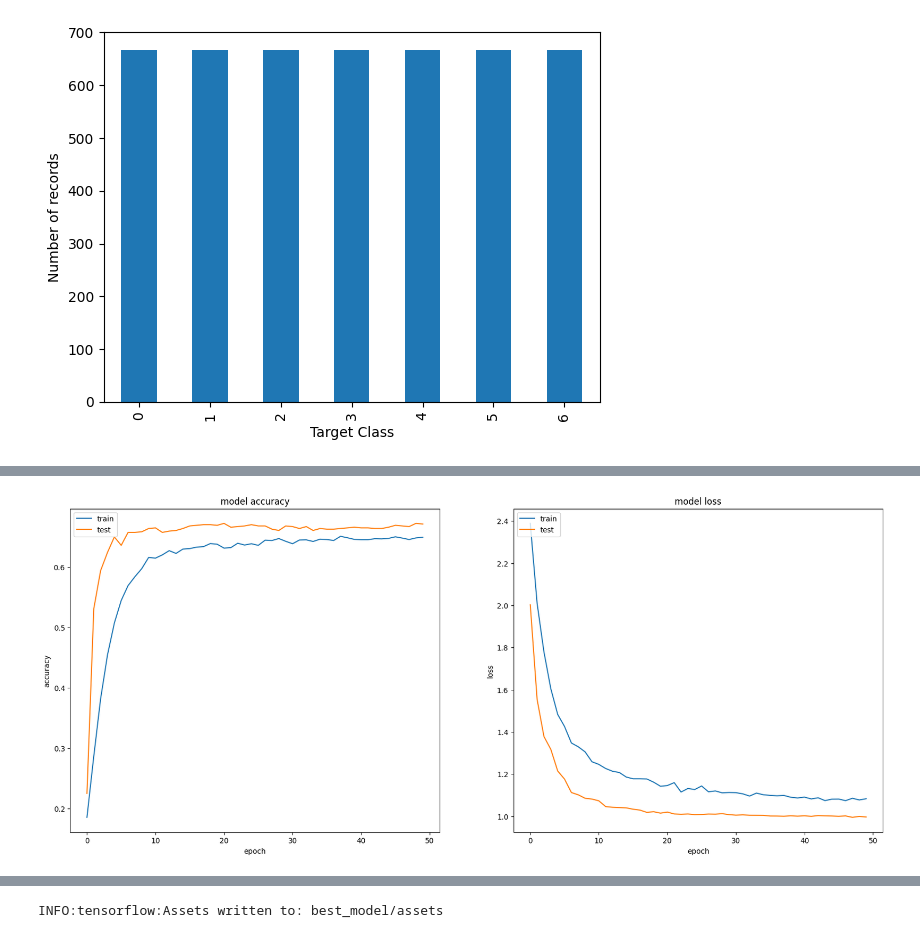
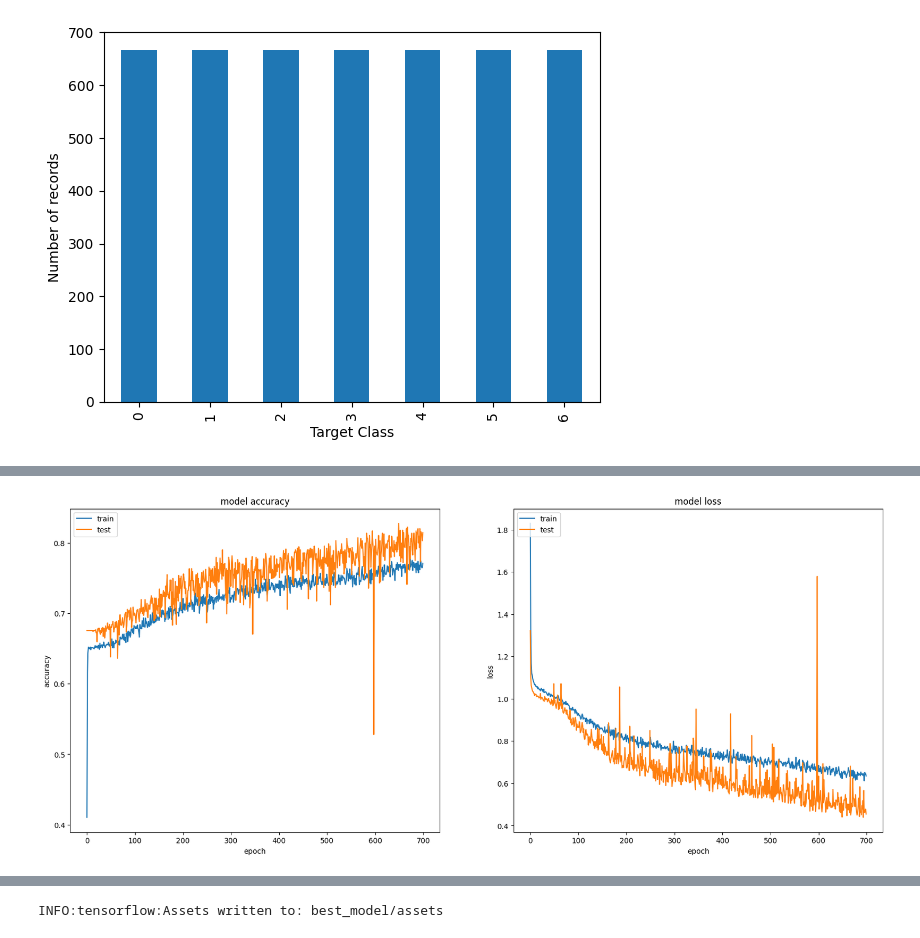
Before and after one commit to alexbejann/frisian-runes-recognition, a Jupyter notebook: MLBD-Assignment2/Part_1_fully_connected_layers.ipynb, the cells around one changed output, grey strips where cells are left out. Saved outputs shown, nothing was run; the diff lists cells and outputs as text; code cells hidden in the pictures.

```diff
--- a/MLBD-Assignment2/Part_1_fully_connected_layers.ipynb
+++ b/MLBD-Assignment2/Part_1_fully_connected_layers.ipynb
@@ -251,11 +245,19 @@ def evaluat_my_model(model, input_data, output_data):
 
     return evaluation_results
 # %%
+# variable to save all the params for each model in this notebook
 models = []
 
+# Valid command to create a model with 2 hidden layers and 1 dropout layer:
+# model = create_mode(X, y, [(300,"relu"),(210,"relu",0.2)] )
+#
+# After every hidden layer will be add a normalize layer
+#
+# The loss function is the categorical_crossentropy from keras for multi category
+#
 def create_model(input_data, output_data, layers=[], optimizer="adam", endActi="softmax"):
 
-    learningRate = 0.001
+    learningRate = 0.0027
 
     inputNeurons = input_data.shape[1]
     outputNeurons = np.unique(output_data).size
@@ -293,7 +295,7 @@ def create_model(input_data, output_data, layers=[], optimizer="adam", endActi="
 
     return model
 
-def create_fit_model(input_data, output_data, layers=[], optimizer="adam", endActi="softmax", batchSize=50, epochs=100, verbose=0, withHistory=0):
+def create_fit_model(input_data, output_data, layers=[], optimizer="adam", endActi="softmax", batchSize=32, epochs=700, verbose=0, withHistory=0):
 
         model = create_model(input_data, output_data, layers, optimizer=optimizer, endActi=endActi)
 
@@ -302,6 +304,7 @@ def create_fit_model(input_data, output_data, layers=[], optimizer="adam", endAc
         inputNeurons = input_data.shape[1]
         outputNeurons = np.unique(output_data).size
 
+        # The output classes will transform to categorical
         output_data = output_data.values.reshape(-1,1)
         output_data = tf.keras.utils.to_categorical(output_data, outputNeurons)
         y_test_cat = tf.keras.utils.to_categorical(y_test, outputNeurons)
@@ -316,7 +319,9 @@ def create_fit_model(input_data, output_data, layers=[], optimizer="adam", endAc
             'epochs':epochs,
             'endActi':endActi,
             'loss':history.history['loss'],
+            'best_lost':history.history['loss'][-1:][0],
             'accuracy':history.history['accuracy'],
+            'best_accuracy':history.history['accuracy'][-1:][0],
             'val_accuracy':history.history['val_accuracy']
             })
 
@@ -367,8 +446,8 @@ plot_acc_loss(history)
 # %%
-layers = [(300,"relu"),
-          (210,"relu",0.2),
-            (130,"relu",0.2),
-         (80,"relu",0.2)]
-model, history = create_fit_model(input_data=X_bal, output_data=y_bal, layers=layers, optimizer="sgd", endActi="softmax", batchSize=10, epochs=50, verbose=0, withHistory=1)
+layers = [(50,"relu"),
+            (25,"relu",0.2),
+         (10,"sigmoid",0.3),
+         (5,"relu",0.2)]
+model, history = create_fit_model(input_data=X_bal, output_data=y_bal, layers=layers, withHistory=1)
 plot_acc_loss(history)
 # %% [output]
@@ -376 +455 @@ plot_acc_loss(history)
-[figure, old version]
+[figure, new version]
```
Also changed, not shown: parts of 56 cells of this notebook, 4 other files.
